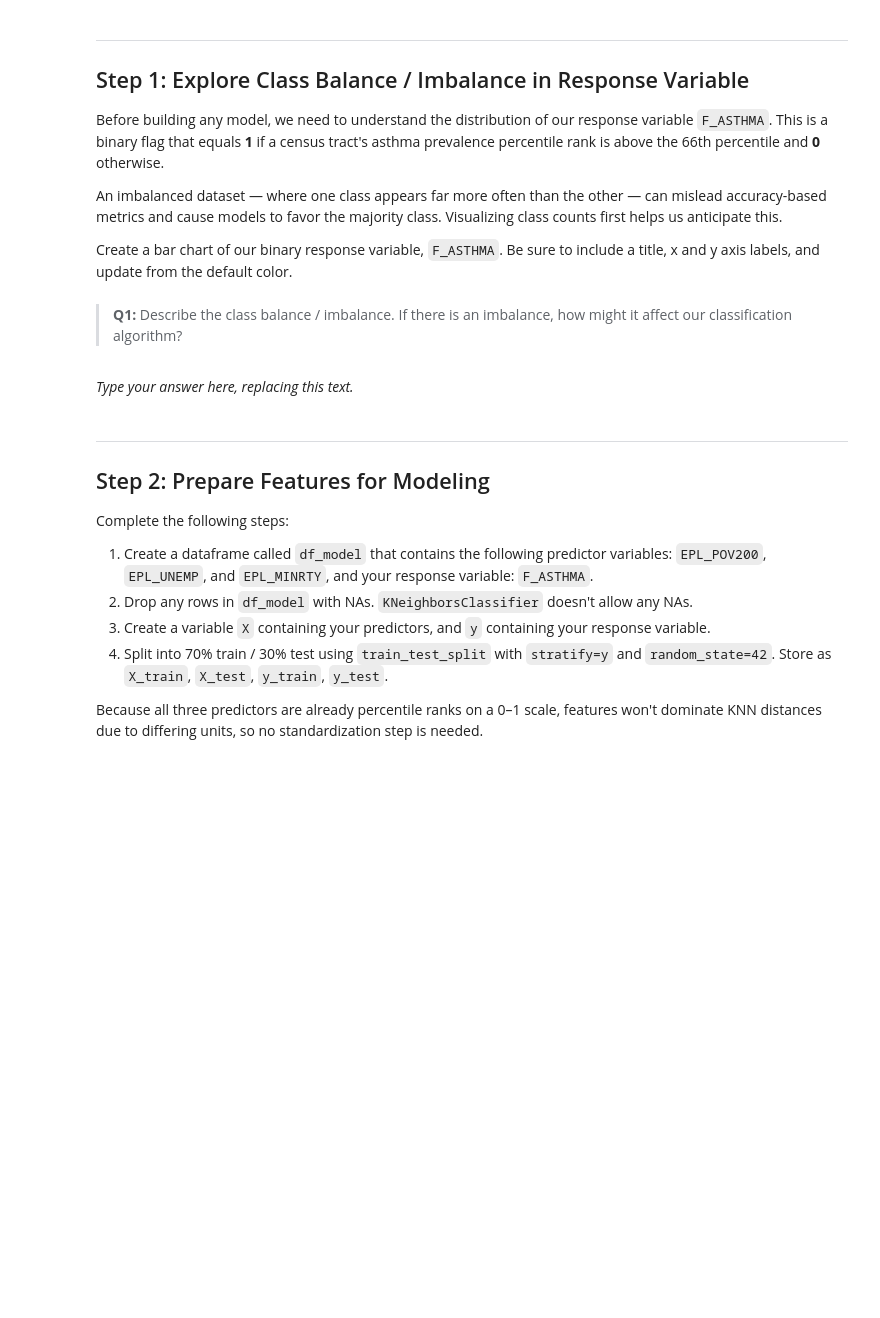
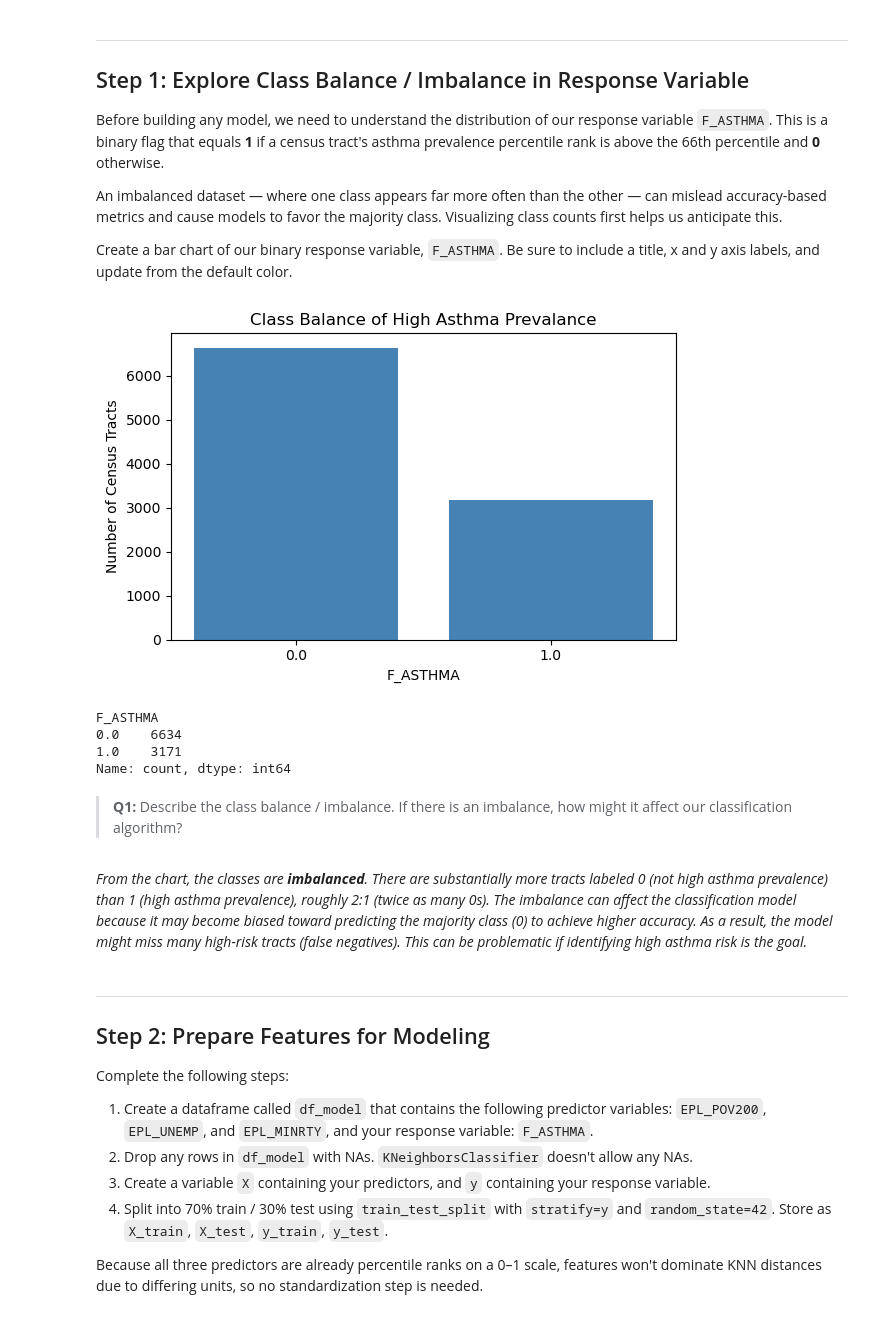
Before and after one commit to jwonyk/eds-232-hw2, a Jupyter notebook: hw2-task2.ipynb, the cells around one changed output. Drawn from its saved outputs; the diff is of its cells as text; code cells hidden in the pictures; blank space fills up the shorter version.

```diff
--- a/hw2-task2.ipynb
+++ b/hw2-task2.ipynb
@@ -93,6 +94,30 @@ Before building any model, we need to understand the distribution of our respons
 An imbalanced dataset — where one class appears far more often than the other — can mislead accuracy-based metrics and cause models to favor the majority class. Visualizing class counts first helps us anticipate this.
 
 Create a bar chart of our binary response variable, `F_ASTHMA`. Be sure to include a title, x and y axis labels, and update from the default color.
+# %%
+# Count how many tracts are in each asthma-risk class
+counts = df['F_ASTHMA'].value_counts().sort_index()
+
+# Plot class counts
+fig, ax = plt.subplots(figsize = (6, 4))
+ax.bar(counts.index.astype(str), counts.values, color = 'steelblue')
+
+# Add clear chart labels
+ax.set_title('Class Balance of High Asthma Prevalance')
+ax.set_xlabel('F_ASTHMA')
+ax.set_ylabel('Number of Census Tracts')
+
+plt.tight_layout()
+plt.show()
+
+# Display counts
+counts
+# %% [output]
+[figure, added]
+F_ASTHMA
+0.0    6634
+1.0    3171
+Name: count, dtype: int64
 # %% [markdown]
 <!-- END QUESTION -->
 
@@ -100,7 +125,7 @@ Create a bar chart of our binary response variable, `F_ASTHMA`. Be sure to inclu
 
 > **Q1:** Describe the class balance / imbalance. If there is an imbalance, how might it affect our classification algorithm?
 # %% [markdown]
-_Type your answer here, replacing this text._
+_From the chart, the classes are **imbalanced**. There are substantially more tracts labeled 0 (not high asthma prevalence) than 1 (high asthma prevalence), roughly 2:1 (twice as many 0s). The imbalance can affect the classification model because it may become biased toward predicting the majority class (0) to achieve higher accuracy. As a result, the model might miss many high-risk tracts (false negatives). This can be problematic if identifying high asthma risk is the goal._
 # %% [markdown]
 <!-- END QUESTION -->
 
```
Also changed, not shown: parts of 6 cells of this notebook.
